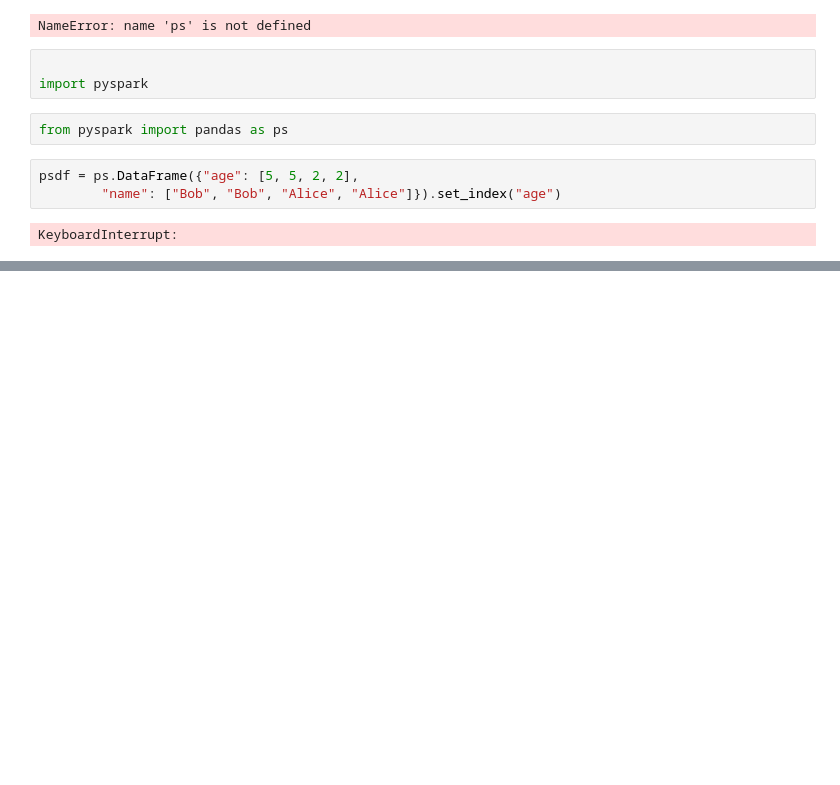
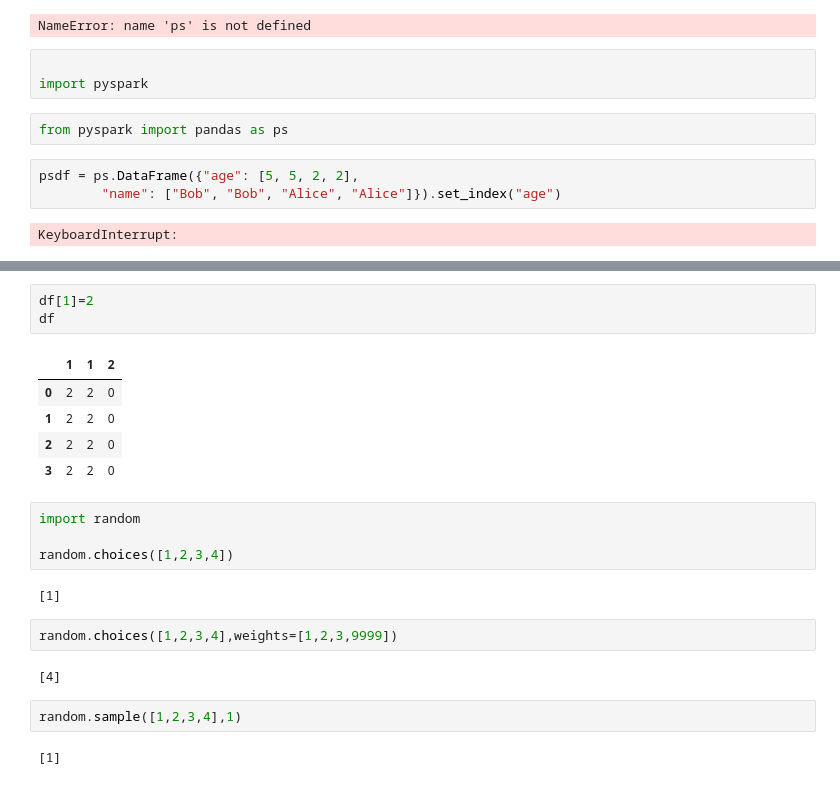
Before and after one commit to RadoTheProgrammer/TM-code, a Jupyter notebook: sandbox.ipynb, the cells around one changed output, grey strips where cells are left out. Drawn from its saved outputs; the diff is of its cells as text; blank space fills up the shorter version.

```diff
--- a/sandbox.ipynb
+++ b/sandbox.ipynb
@@ -113,0 +238,23 @@ KeyboardInterrupt:
+# %%
+df[1]=2
+df
+# %% [output]
+|  | 1 | 1 | 2 |
+| 0 | 2 | 2 | 0 |
+| 1 | 2 | 2 | 0 |
+| 2 | 2 | 2 | 0 |
+| 3 | 2 | 2 | 0 |
+# %%
+import random
+
+random.choices([1,2,3,4])
+# %% [output]
+[1]
+# %%
+random.choices([1,2,3,4],weights=[1,2,3,9999])
+# %% [output]
+[4]
+# %%
+random.sample([1,2,3,4],1)
+# %% [output]
+[1]
```
Also changed, not shown: parts of 17 cells of this notebook, 1 other file.
